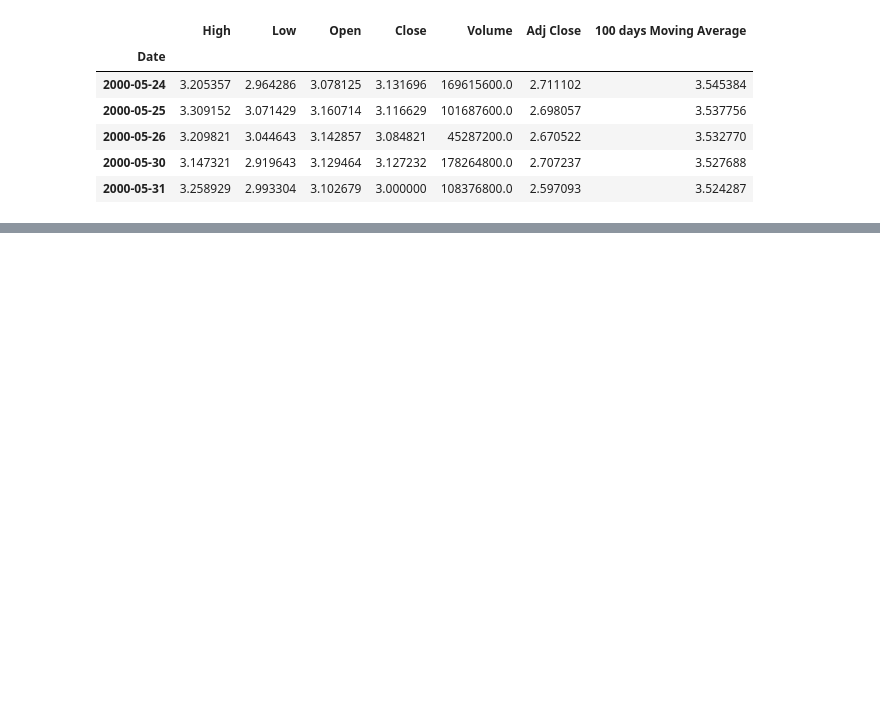
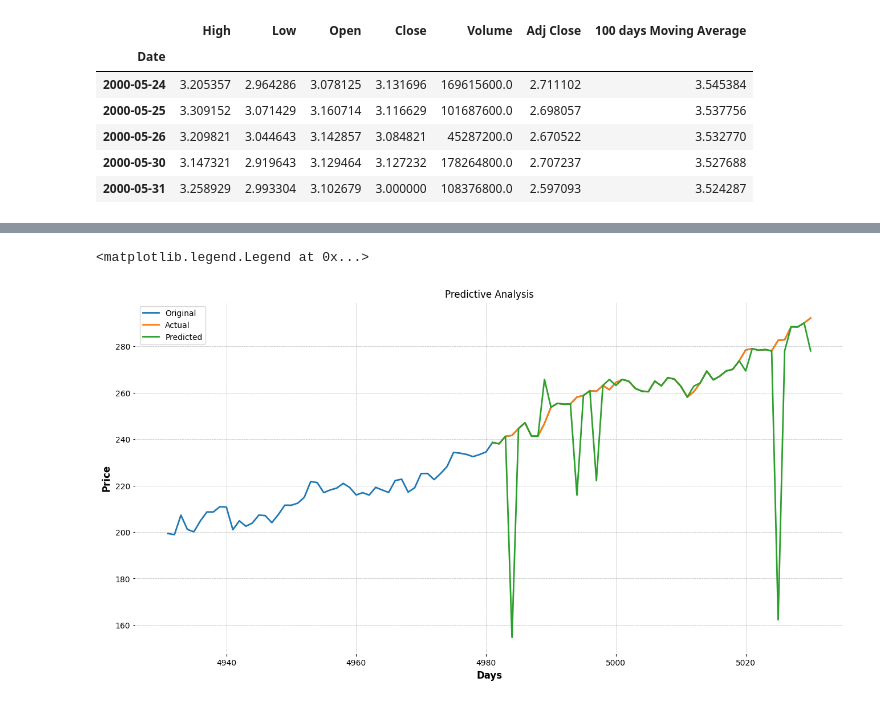
Before and after one commit to saum1500/Stock-Prediction-in-Python, a Jupyter notebook: Stock_Prediction.ipynb, the cells around one changed output, grey strips where cells are left out. Saved outputs shown, nothing was run; the diff lists cells and outputs as text; code cells hidden in the pictures; blank space fills up the shorter version.

```diff
--- a/Stock_Prediction.ipynb
+++ b/Stock_Prediction.ipynb
@@ -79,0 +120,7 @@ mpf.plot(df_resampled.tail(), type = 'candle', style='charles', volume=True) # t
+# %%
+# Splitting the data into 20% testing and 80% training
+x_train,x_test,y_train,y_test = train_test_split(X,y,test_size = 0.2) #we use xtrain and ytrain for training
+# %%
+# Decision Tree regressor is a tree based training algorithm
+tree = DecisionTreeRegressor().fit(x_train, y_train)
+tree.score(x_test, y_test) # this gets the model accuracy
@@ -79,0 +129,7 @@ mpf.plot(df_resampled.tail(), type = 'candle', style='charles', volume=True) # t
+# %%
+#using the last 50 values of feature matrix to graph it against predictions made using the predict function.
+#We graph them alongside actual values from the dataset.
+#The last 50 values of the feature matrix would make predictions on the last 50 days of the actual dataset
+feature_matrix =  df.drop(['Date','Predicted_actual'],1)[:-days]
+feature_last_20 = np.array(feature_matrix.tail(days))
+feature_last_20
@@ -79,0 +154,3 @@ mpf.plot(df_resampled.tail(), type = 'candle', style='charles', volume=True) # t
+# %%
+prediction = tree.predict(feature_last_20)
+print(prediction) # these are the predicted values of the closing price of the last 50 trading days in the dataset
@@ -79,0 +168,17 @@ mpf.plot(df_resampled.tail(), type = 'candle', style='charles', volume=True) # t
+# %%
+# Visualizing our predictions
+Actual_last_20 = df.drop(['Predicted_actual','Volume','High','Low','Close','Open'],1)
+Actual_last_20 = Actual_last_20[X.shape[0]:]
+Actual_last_20['Prediction'] = prediction
+last_100 = Actual_last_20.tail(100)
+last_100_2 = df.tail(100)
+plt.figure(figsize=(16,8))
+plt.plot(last_100_2['Adj Close'])
+plt.plot(last_100[['Adj Close','Prediction']])
+plt.title('Predictive Analysis')
+plt.xlabel('Days')
+plt.ylabel('Price')
+plt.legend(['Original', 'Actual','Predicted'])
+# %% [output]
+<matplotlib.legend.Legend at 0x...>
+[figure, added]
```
Also changed, not shown: parts of 10 cells of this notebook.
